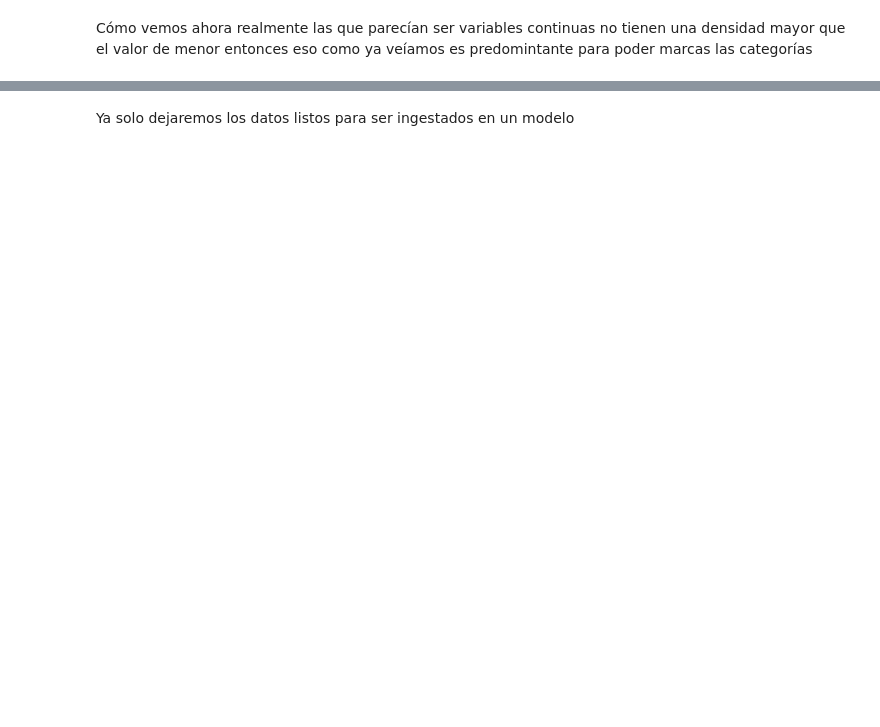
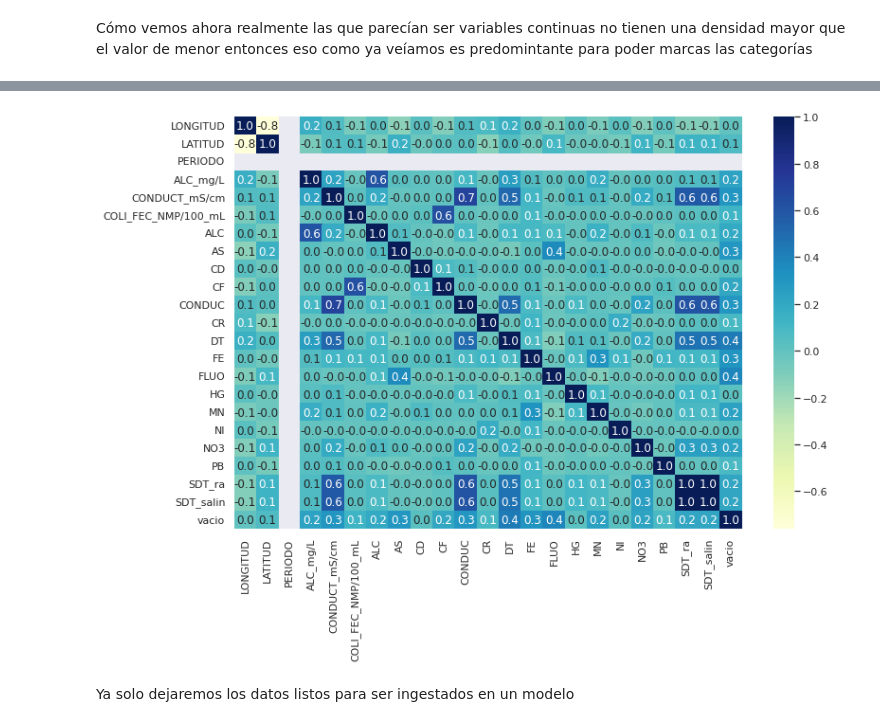
Before and after one commit to PosgradoMNA/actividades-del-projecto-los_k-means, a Jupyter notebook: Entrega1.ipynb, the cells around one changed output, grey strips where cells are left out. Saved outputs shown, nothing was run; the diff lists cells and outputs as text; code cells hidden in the pictures; blank space fills up the shorter version.

```diff
--- a/Entrega1.ipynb
+++ b/Entrega1.ipynb
@@ -296,3 +378,8 @@ Cómo vemos ahora realmente las que parecían ser variables continuas no tienen
+# %%
+fig, ax = plt.subplots(figsize=(12 ,8))
+_ = sns.heatmap(df_subterraneas.corr(), cmap= 'YlGnBu', annot= True, fmt= "0.1f")
+# %% [output]
+[figure, added]
 # %% [markdown]
 Ya solo dejaremos los datos listos para ser ingestados en un modelo
 # %%
```
Also changed, not shown: parts of 22 cells of this notebook.
